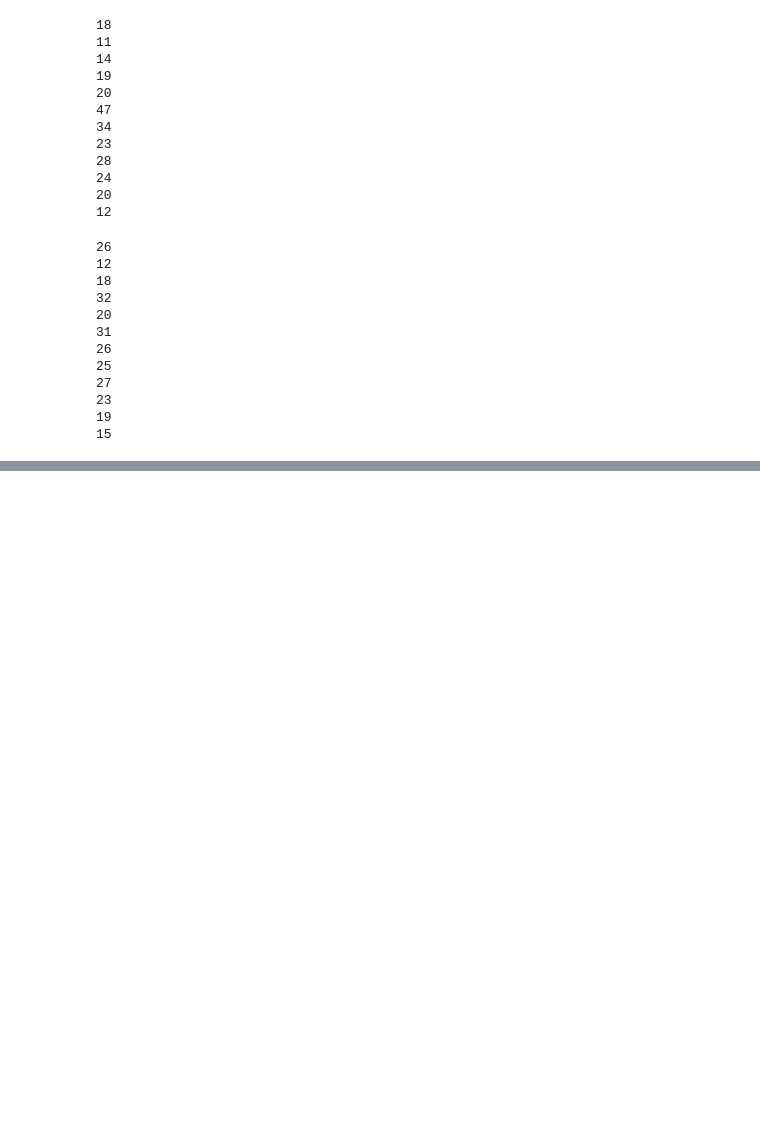
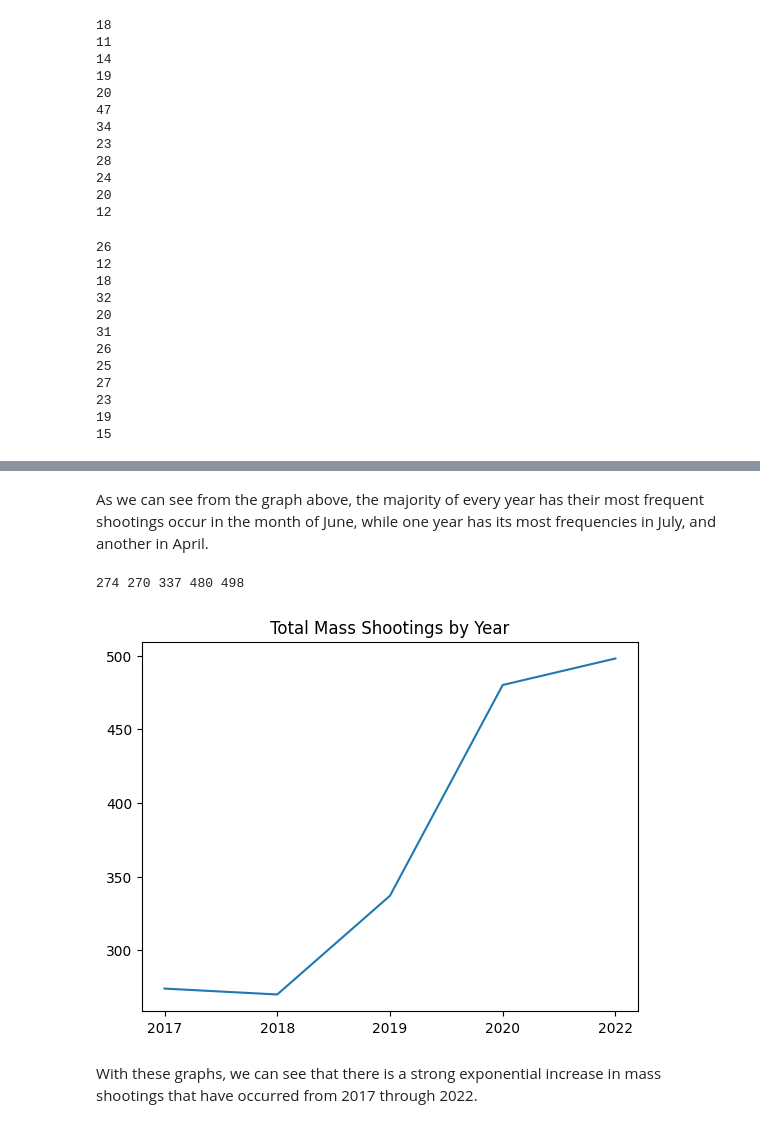
Before and after one commit to dylancortez/Mass-Shootings, a Jupyter notebook: mass_shootings.ipynb, the cells around one changed output, grey strips where cells are left out. Saved outputs shown, nothing was run; the diff lists cells and outputs as text; code cells hidden in the pictures; blank space fills up the shorter version.

```diff
--- a/mass_shootings.ipynb
+++ b/mass_shootings.ipynb
@@ -353,0 +375,21 @@ After looking through all of the prior years, it seems that the most of the past
+# %% [markdown]
+As we can see from the graph above, the majority of every year has their most frequent shootings occur in the month of June, while one year has its most frequencies in July, and another in April.
+# %%
+sum_2022 = sum(plot_data2022)
+sum_2020 = sum(plot_data2020)
+sum_2019 = sum(plot_data2019)
+sum_2018 = sum(plot_data2018)
+sum_2017 = sum(plot_data2017)
+print(sum_2017, sum_2018, sum_2019, sum_2020, sum_2022)
+sums = [sum_2017, sum_2018, sum_2019, sum_2020, sum_2022]
+
+#Making a new graph showing the trends of mass shootings throughout the years
+years = ["2017", "2018", "2019", "2020", "2022"]
+plt.plot(years, sums)
+plt.title("Total Mass Shootings by Year")
+plt.show()
+# %% [output]
+274 270 337 480 498
+[figure, added]
+# %% [markdown]
+With these graphs, we can see that there is a strong exponential increase in mass shootings that have occurred from 2017 through 2022.
```
Also changed, not shown: parts of 3 cells of this notebook.
